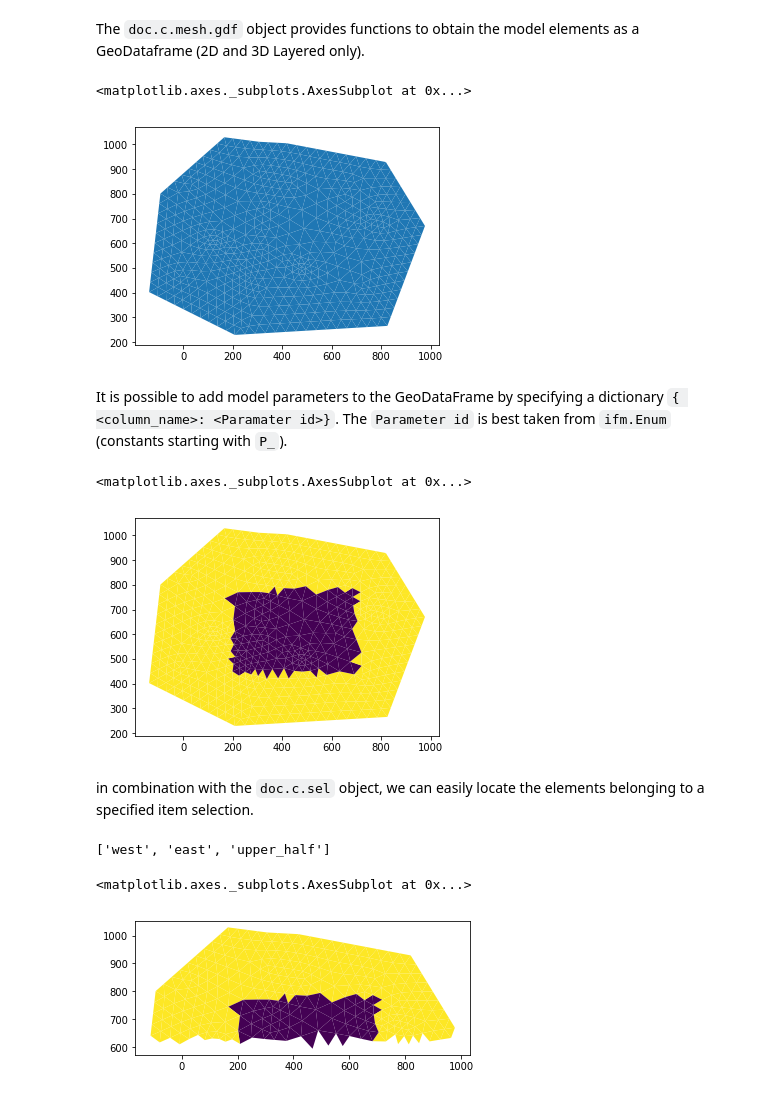
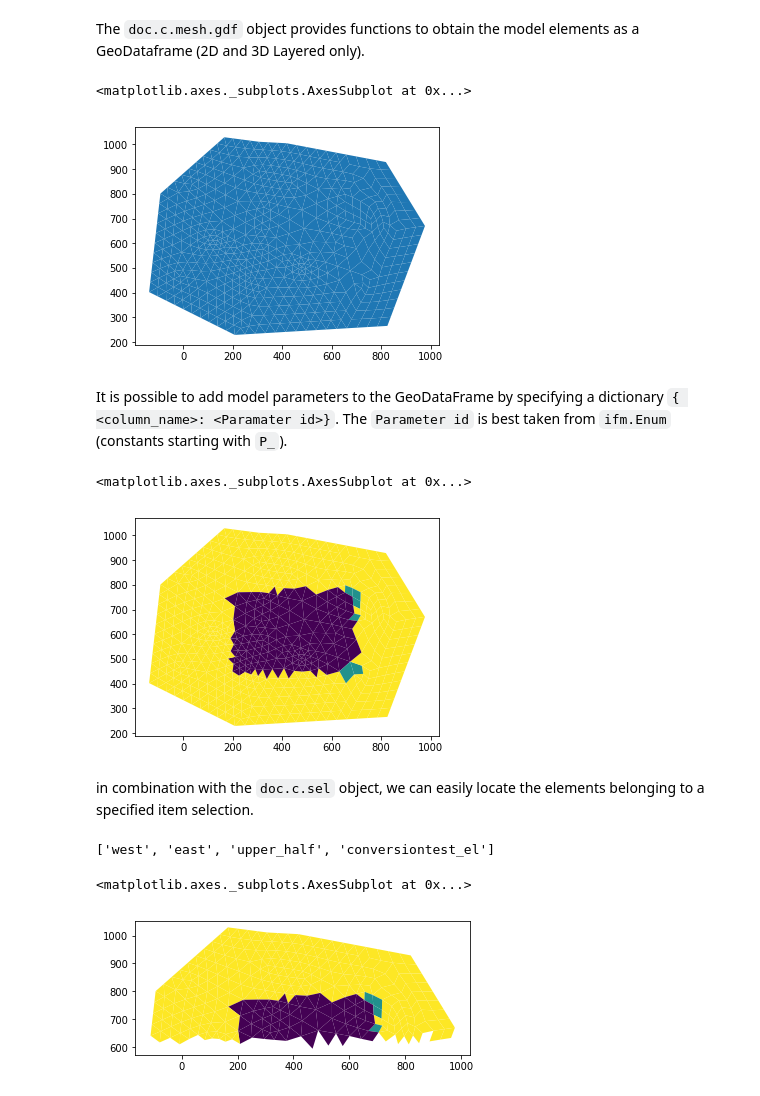
Before and after one commit to red5alex/ifm_contrib, a Jupyter notebook: doc/Notebooks/pandas-mesh-and-selections.ipynb, the cells around one changed output. Saved outputs shown, nothing was run; the diff lists cells and outputs as text; code cells hidden in the pictures.

```diff
--- a/doc/Notebooks/pandas-mesh-and-selections.ipynb
+++ b/doc/Notebooks/pandas-mesh-and-selections.ipynb
@@ -9,26 +9,26 @@ import sys
 sys.path.append("C:/Program Files/DHI/2019/FEFLOW 7.2/python")
 import ifm_contrib as ifm
 ifm.forceLicense("Viewer")
-doc = ifm.loadDocument("./example_data/example_2D.dac")
+doc = ifm.loadDocument("./../../unittests/models/example_2D.dac")
 # %% [markdown]
 The `doc.c.mesh.gdf` object provides functions to obtain the model elements as a GeoDataframe (2D and 3D Layered only).
 # %%
 %matplotlib inline
-doc.c.mesh.gdf.getGeoDatframe().plot()
+doc.c.mesh.gdf.elements().plot()
 # %% [output]
 <matplotlib.axes._subplots.AxesSubplot at 0x...>
-[figure, old version]
+[figure, new version]
 # %% [markdown]
 It is possible to add model parameters to the GeoDataFrame by specifying a dictionary `{ <column_name>: <Paramater id>}`. The `Parameter id` is best taken from `ifm.Enum` (constants starting with `P_`).
 # %%
 from ifm import Enum
 
 # get dataframe including Transmissivity
-gdf = doc.c.mesh.gdf.getGeoDatframe({"Transmissivity" : Enum.P_TRANS})
+gdf = doc.c.mesh.gdf.elements({"Transmissivity" : Enum.P_TRANS})
 gdf.plot("Transmissivity", label="Transmissivity")
 # %% [output]
 <matplotlib.axes._subplots.AxesSubplot at 0x...>
-[figure, old version]
+[figure, new version]
 # %% [markdown]
 in combination with the `doc.c.sel` object, we can easily locate the elements belonging to a specified item selection.
 # %%
@@ -36,10 +36,10 @@ in combination with the `doc.c.sel` object, we can easily locate the elements be
 # note: returns selections of all types if no type is specified
 doc.c.sel.getSelectionNames()
 # %% [output]
-['west', 'east', 'upper_half']
+['west', 'east', 'upper_half', 'conversiontest_el']
 # %%
 # plot the transmissivity only for the elemental selection 'upper_half'
 gdf.iloc[doc.c.sel.list('upper_half')].plot("Transmissivity")
 # %% [output]
 <matplotlib.axes._subplots.AxesSubplot at 0x...>
-[figure, old version]
+[figure, new version]
```
Also changed, not shown: 7 other files.
